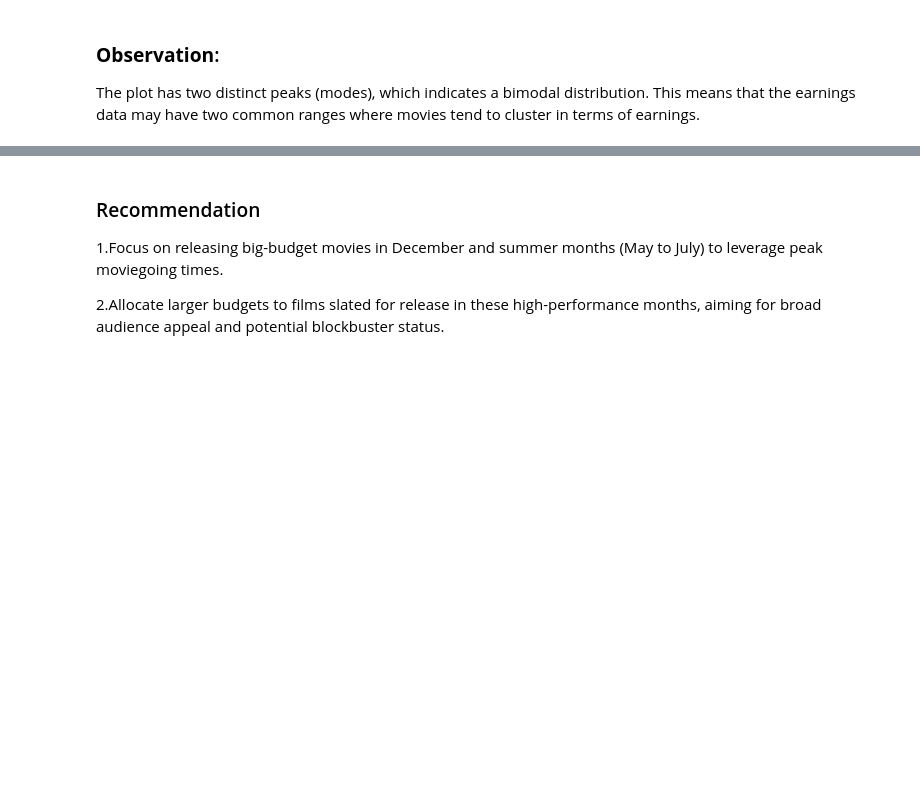
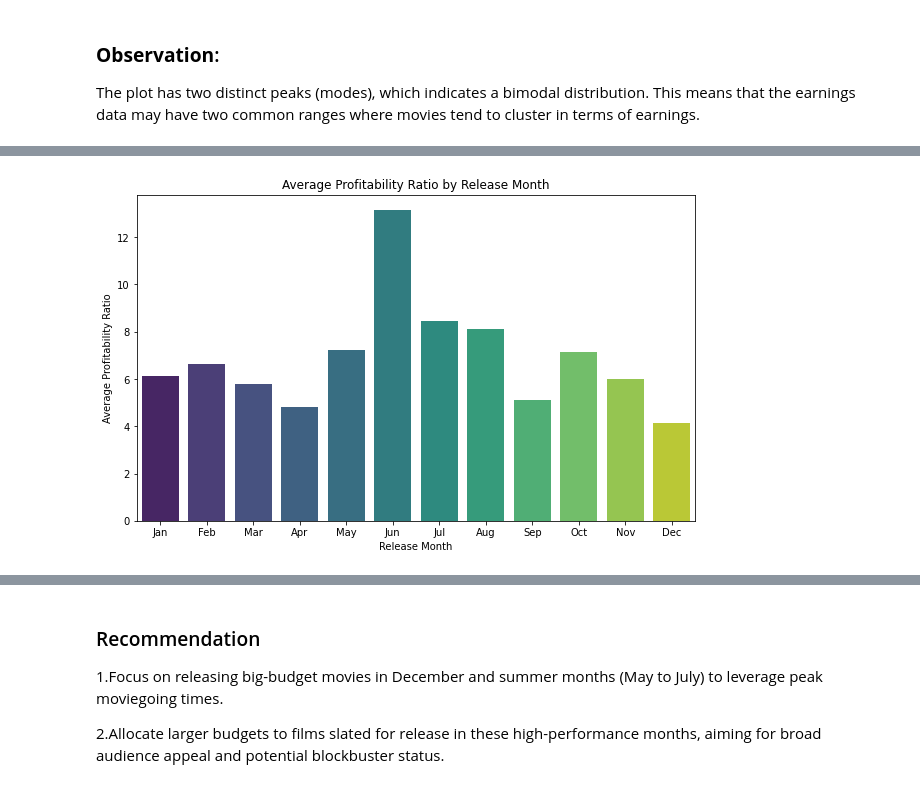
Before and after one commit to vnelima/Phase-2-Movie-project--Group-9, a Jupyter notebook: Collaborators/Loise/Loise.ipynb, the cells around one changed output, grey strips where cells are left out. Saved outputs shown, nothing was run; the diff lists cells and outputs as text; code cells hidden in the pictures; blank space fills up the shorter version.

Commit message:
Profit_Revenue_Merge

```diff
--- a/Collaborators/Loise/Loise.ipynb
+++ b/Collaborators/Loise/Loise.ipynb
@@ -251,0 +257,9 @@ The plot has two distinct peaks (modes), which indicates a bimodal distribution.
+# %%
+# Calculate Total gross
+budget['total_gross'] = budget['worldwide_gross'] + budget['domestic_gross']
+
+# Calculate profitability and cost ratio
+budget['cost_ratio'] = (budget['total_gross'] / budget['production_budget'])
+budget['profitability_ratio'] = (budget['total_gross'] - budget['production_budget']) / budget['production_budget']
+
+budget.head()
@@ -251,0 +273,8 @@ The plot has two distinct peaks (modes), which indicates a bimodal distribution.
+# %%
+# Calculate average profitability and Cost Ratio by month
+monthly_seasonality = budget.groupby('release_month').agg(
+    avg_profitability_ratio=('profitability_ratio', 'mean'),
+    avg_cost_ratio = ('cost_ratio', 'mean')
+).sort_values(by='avg_profitability_ratio', ascending=False)
+
+print("Monthly Seasonality:\n", monthly_seasonality)
@@ -251,0 +297,16 @@ The plot has two distinct peaks (modes), which indicates a bimodal distribution.
+# %%
+# Plotting profitability ratio across months
+plt.figure(figsize=(10, 6))
+sns.barplot(x=monthly_seasonality.index, y=monthly_seasonality['avg_profitability_ratio'], palette='viridis')
+
+# Labeling the plot
+plt.title("Average Profitability Ratio by Release Month")
+plt.xlabel("Release Month")
+plt.ylabel("Average Profitability Ratio")
+plt.xticks(ticks=range(12), labels=[
+    'Jan', 'Feb', 'Mar', 'Apr', 'May', 'Jun', 'Jul', 'Aug', 'Sep', 'Oct', 'Nov', 'Dec'
+])
+
+plt.show()
+# %% [output]
+[figure, added]
```
Also changed, not shown: parts of 7 cells of this notebook.
